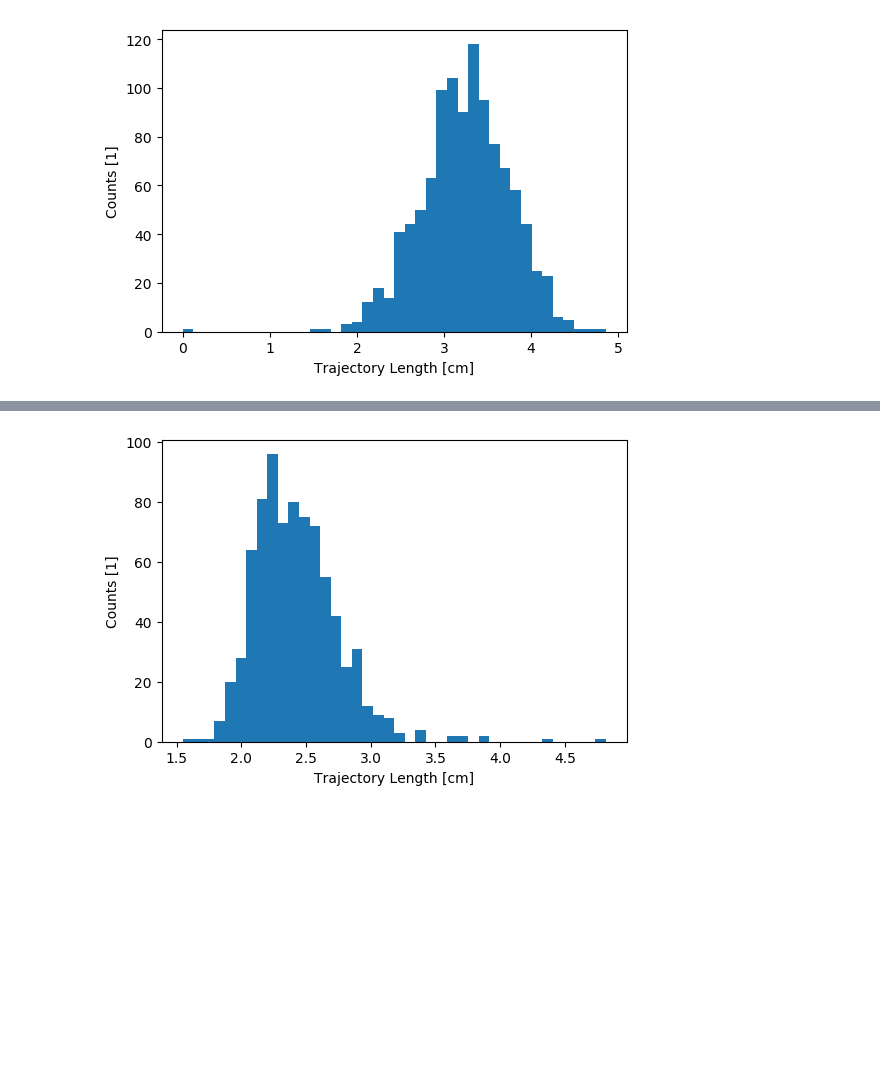
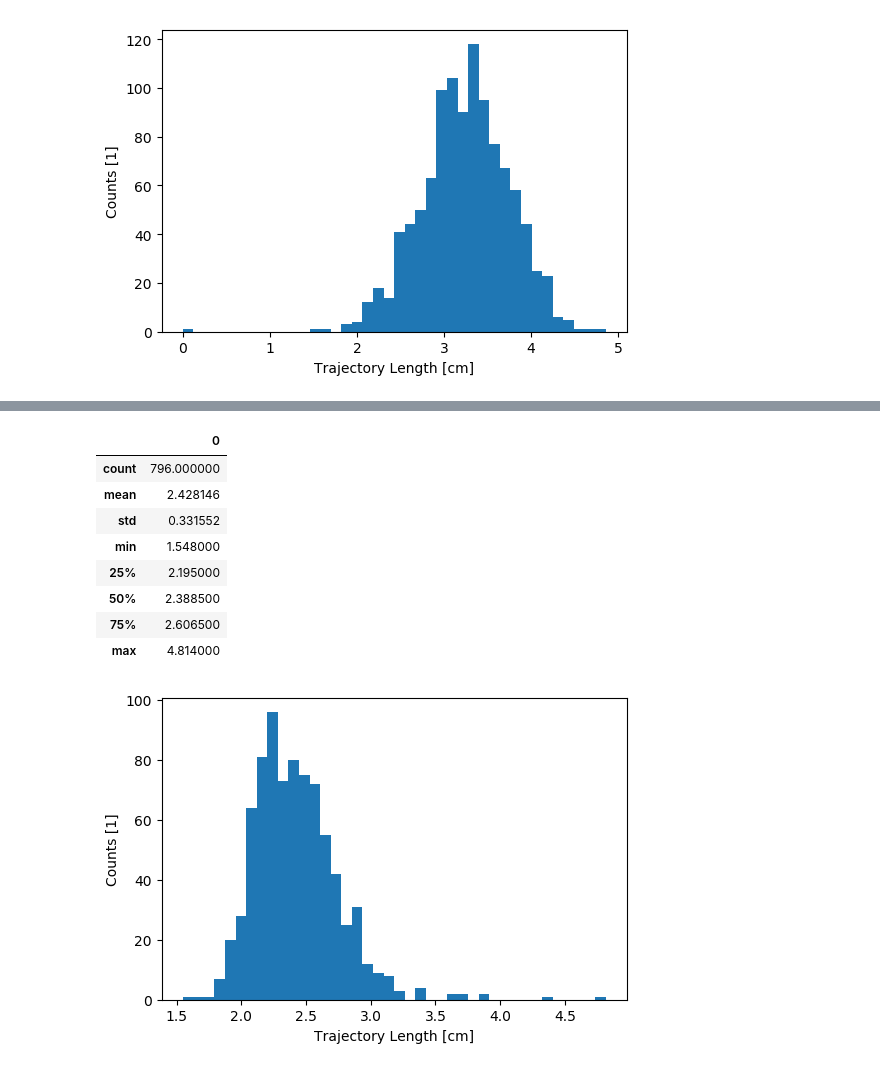
Before and after one commit to EigenSolver/Advanced-Laboratory, a Jupyter notebook: Experiment4/Cloud Chamber.ipynb, the cells around one changed output, grey strips where cells are left out. Cells and saved outputs as stored; diff of their text form; code cells hidden in the pictures; blank space fills up the shorter version.

```diff
--- a/Experiment4/Cloud Chamber.ipynb
+++ b/Experiment4/Cloud Chamber.ipynb
@@ -63,3 +62,15 @@ Standard Deviation: 0.015456265823495005
+# %%
+pd.DataFrame(data_CF4).describe() # basic information of CF4 gas measurement
+# %% [output]
+|  | 0 |
+| count | 796.000000 |
+| mean | 2.428146 |
+| std | 0.331552 |
+| min | 1.548000 |
+| 25% | 2.195000 |
+| 50% | 2.388500 |
+| 75% | 2.606500 |
+| max | 4.814000 |
 # %%
 plt.figure().dpi=100
 plt.hist(data_CF4,bins=40)
```
Also changed, not shown: parts of 10 cells of this notebook, 1 other file.
